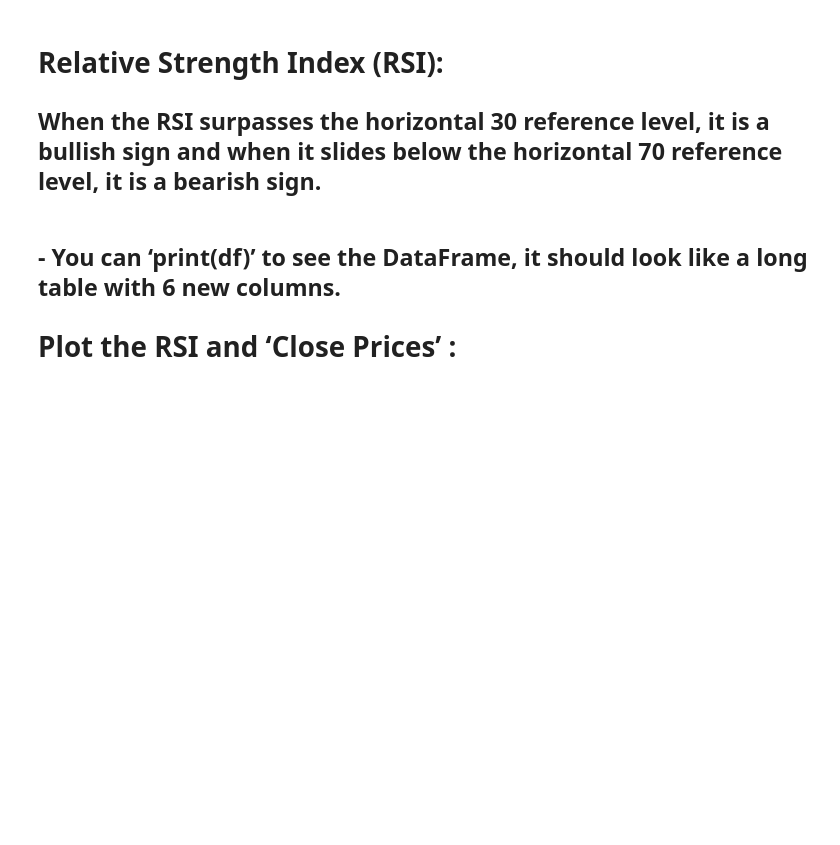
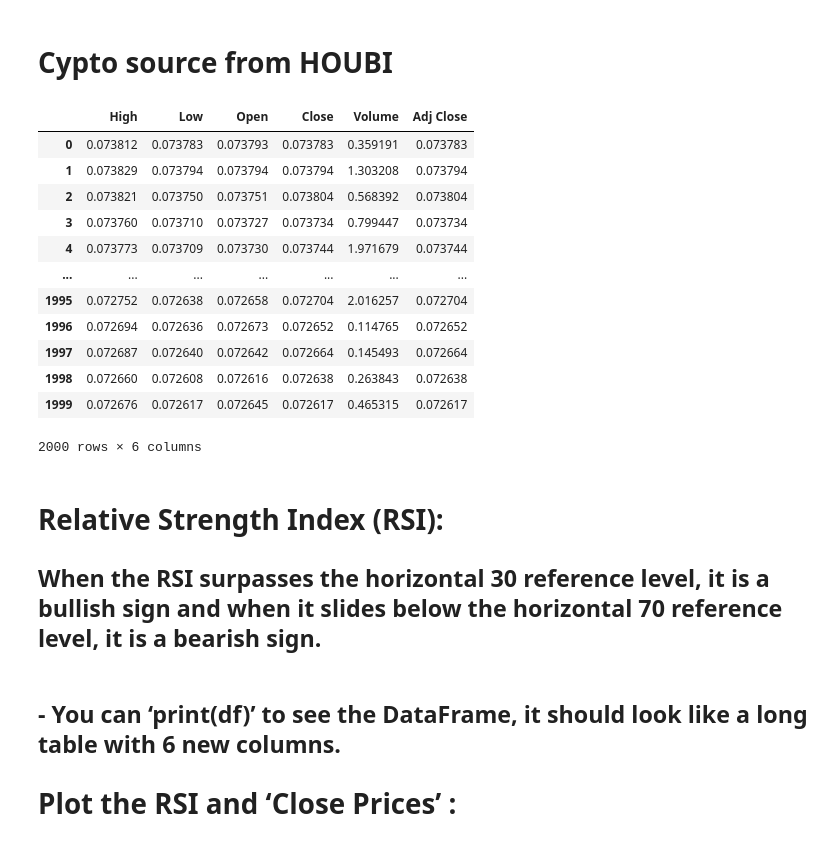
Before and after one commit to Callyong/Trading_Study, a Jupyter notebook: RSI_Sample_works.ipynb, the cells around one changed output. Drawn from its saved outputs; the diff is of its cells as text; code cells hidden in the pictures; blank space fills up the shorter version.

```diff
--- a/RSI_Sample_works.ipynb
+++ b/RSI_Sample_works.ipynb
@@ -27,3 +31,32 @@ df.tail()
+# %% [markdown]
+# Cypto source from HOUBI
+# %%
+
+base = 'https://api.huobi.pro'
+url = '/market/history/kline?period=5min&size=2000&symbol=ethbtc'
+final_url = base + url
+reqs = requests.get(final_url)
+
+df = pd.DataFrame(reqs.json()['data'])
+df.rename(columns={'high':'High','low':'Low','open':'Open','close':'Close','vol':'Volume'},inplace=True)
+df['Adj Close']= df['Close']
+df = df[['High','Low','Open','Close','Volume','Adj Close']]
+
+df
+# %% [output]
+|  | High | Low | Open | Close | Volume | Adj Close |
+| 0 | 0.073812 | 0.073783 | 0.073793 | 0.073783 | 0.359191 | 0.073783 |
+| 1 | 0.073829 | 0.073794 | 0.073794 | 0.073794 | 1.303208 | 0.073794 |
+| 2 | 0.073821 | 0.073750 | 0.073751 | 0.073804 | 0.568392 | 0.073804 |
+| 3 | 0.073760 | 0.073710 | 0.073727 | 0.073734 | 0.799447 | 0.073734 |
+| 4 | 0.073773 | 0.073709 | 0.073730 | 0.073744 | 1.971679 | 0.073744 |
+| ... | ... | ... | ... | ... | ... | ... |
+| 1995 | 0.072752 | 0.072638 | 0.072658 | 0.072704 | 2.016257 | 0.072704 |
+| 1996 | 0.072694 | 0.072636 | 0.072673 | 0.072652 | 0.114765 | 0.072652 |
+| 1997 | 0.072687 | 0.072640 | 0.072642 | 0.072664 | 0.145493 | 0.072664 |
+| 1998 | 0.072660 | 0.072608 | 0.072616 | 0.072638 | 0.263843 | 0.072638 |
+| 1999 | 0.072676 | 0.072617 | 0.072645 | 0.072617 | 0.465315 | 0.072617 |
+2000 rows × 6 columns
 # %%
 ## 14_Day RSI
 df['Up Move'] = np.nan
```
Also changed, not shown: parts of 11 cells of this notebook, 1 other file.
